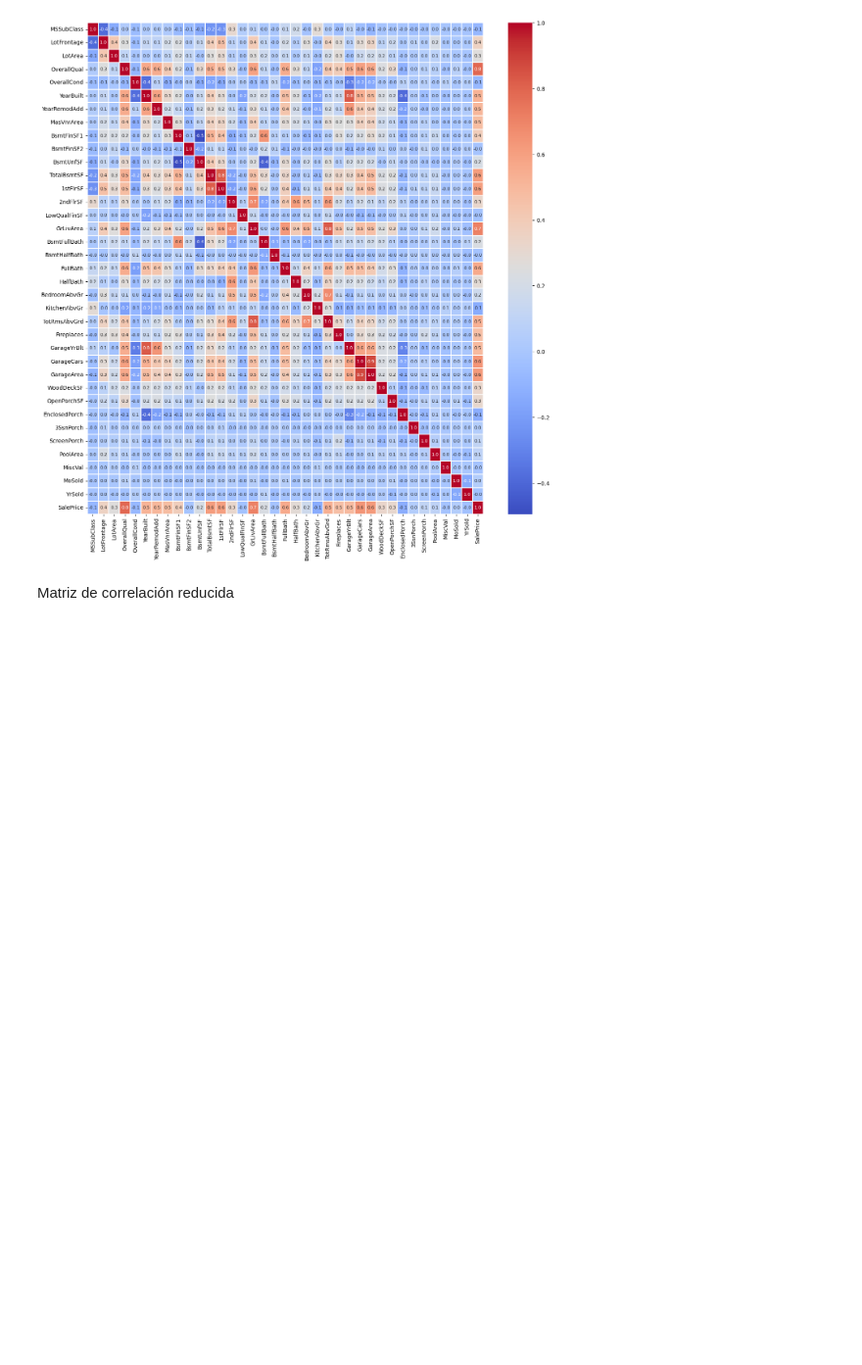
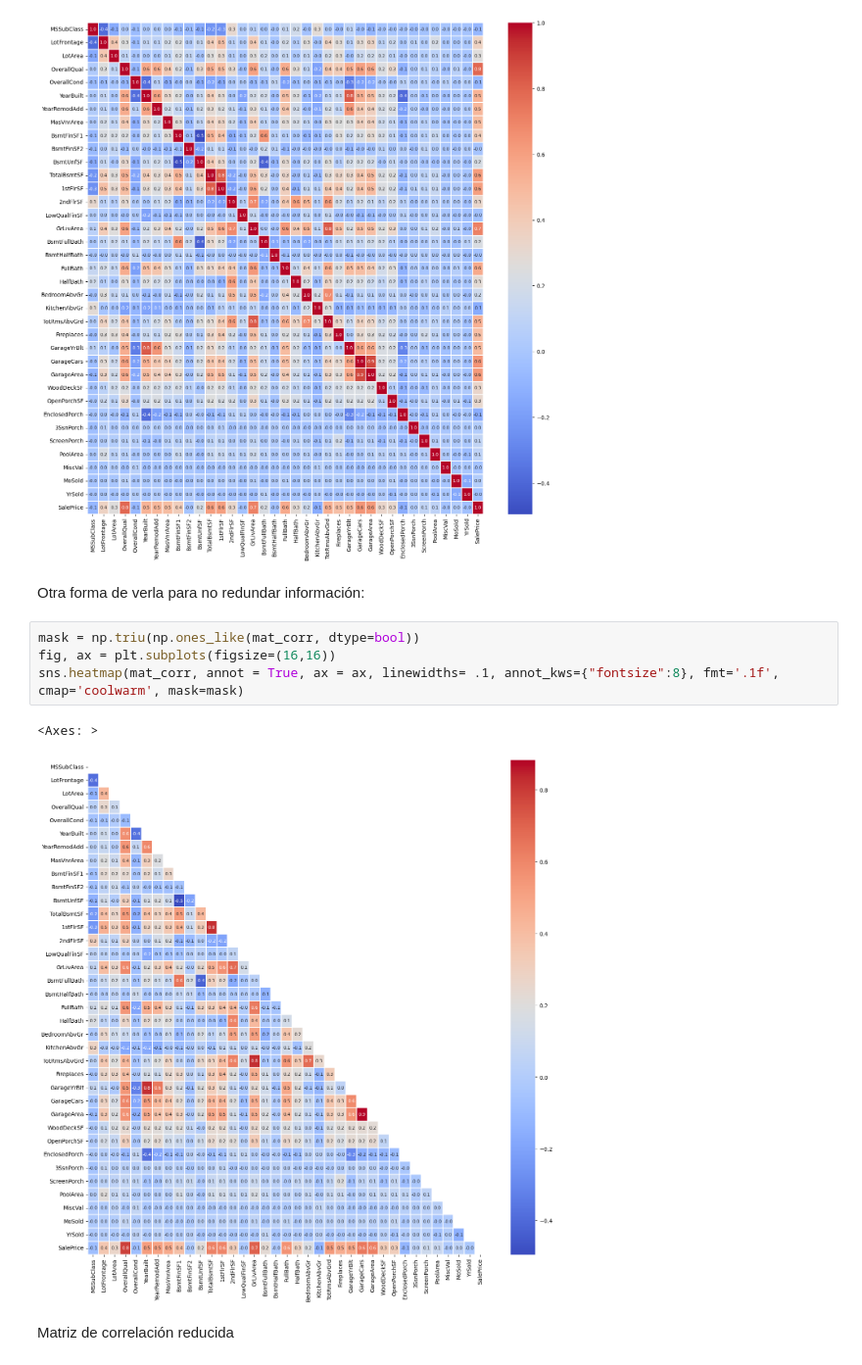
Before and after one commit to andrescastro-itm/AI_ITM, a Jupyter notebook: Clase 2/EDA.ipynb, the cells around one changed output. Shown at 98% size. Cells and saved outputs as stored; diff of their text form; blank space fills up the shorter version.

```diff
--- a/Clase 2/EDA.ipynb
+++ b/Clase 2/EDA.ipynb
@@ -276,6 +295,15 @@ sns.heatmap(mat_corr, annot = True, ax = ax, linewidths= .1, annot_kws={"fontsiz
 # %% [output]
 <Axes: >
 [figure]
+# %% [markdown]
+Otra forma de verla para no redundar información:
+# %%
+mask = np.triu(np.ones_like(mat_corr, dtype=bool))
+fig, ax = plt.subplots(figsize=(16,16))
+sns.heatmap(mat_corr, annot = True, ax = ax, linewidths= .1, annot_kws={"fontsize":8}, fmt='.1f', cmap='coolwarm', mask=mask)
+# %% [output]
+<Axes: >
+[figure, added]
 # %% [markdown]
 Matriz de correlación reducida
 # %%
```
Also changed, not shown: parts of 25 cells of this notebook.
